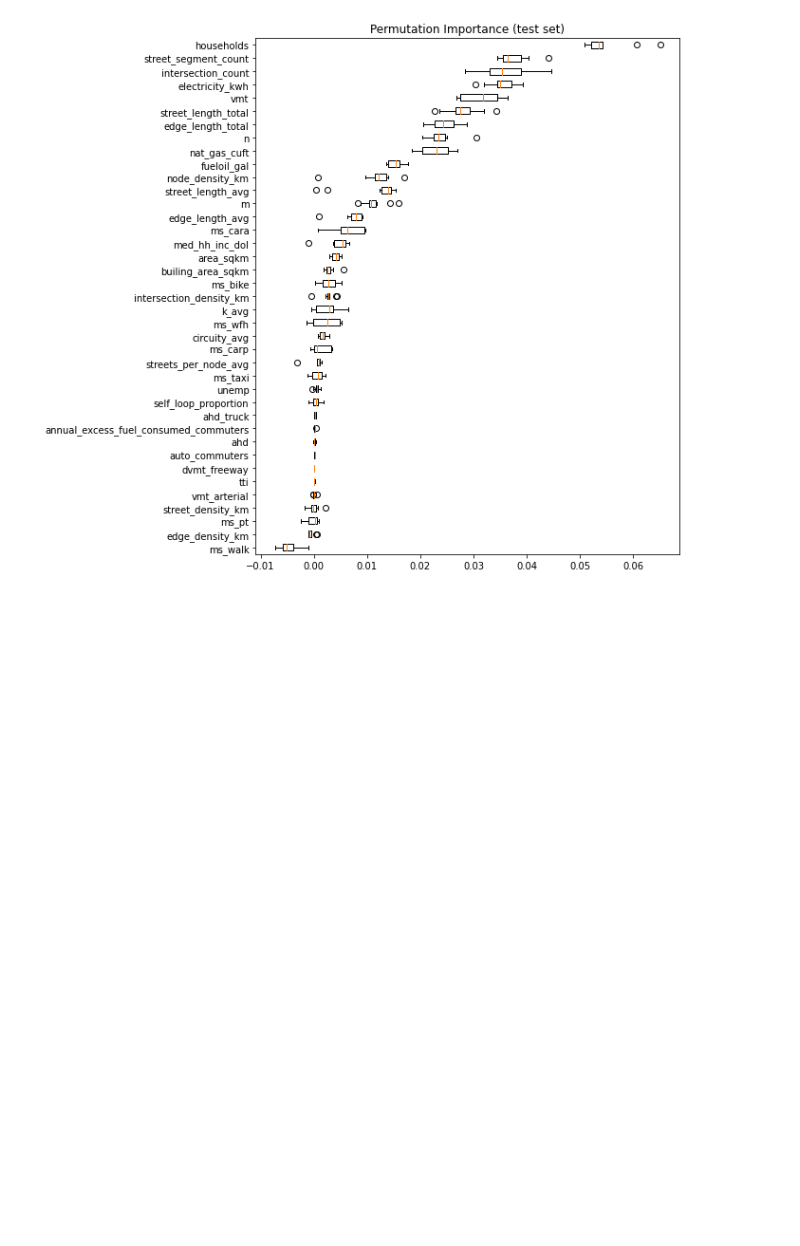
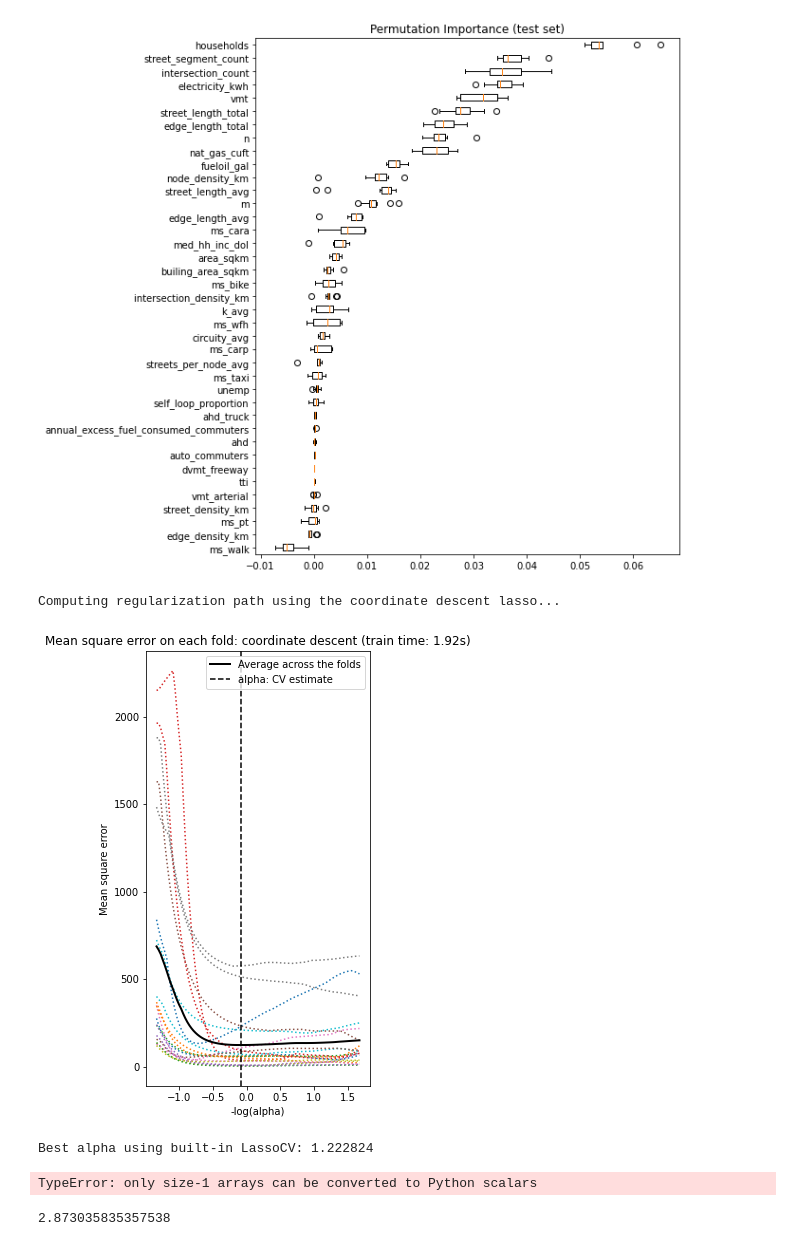
Before and after one commit to narslab/msa-emission-typologies, a Jupyter notebook: bin/jupyter/explanatory-plots-2.ipynb, the cells around one changed output. Cells and saved outputs as stored; diff of their text form; code cells hidden in the pictures; blank space fills up the shorter version.

Commit message:
edited model

```diff
--- a/bin/jupyter/explanatory-plots-2.ipynb
+++ b/bin/jupyter/explanatory-plots-2.ipynb
@@ -264,3 +294,51 @@ plt.title("Permutation Importance (test set)")
 # %% [output]
 Text(0.5, 1.0, 'Permutation Importance (test set)')
 [figure]
+# %%
+print("Computing regularization path using the coordinate descent lasso...")
+t1 = time.time()
+lasso_cv = make_pipeline(StandardScaler(), LassoCV(cv=20)).fit(X_train, y_train)
+#best_model = lasso_cv.fit(X_train, y_train) # the normal standardization is done by default
+t_lasso_cv = time.time() - t1
+# %% [output]
+Computing regularization path using the coordinate descent lasso...
+# %%
+# This is to avoid division by zero while doing np.log10
+EPSILON = 1e-4
+# Display results
+lasso = lasso_cv[-1]
+m_log_alphas = -np.log10(lasso.alphas_ + EPSILON)
+
+plt.figure(figsize=(4,8))
+ymin, ymax = 2300, 3800
+plt.plot(m_log_alphas, lasso.mse_path_, ':')
+plt.plot(m_log_alphas, lasso.mse_path_.mean(axis=-1), 'k',
+         label='Average across the folds', linewidth=2)
+plt.axvline(-np.log10(lasso.alpha_ + EPSILON), linestyle='--', color='k',
+            label='alpha: CV estimate')
+
+plt.legend()
+
+plt.xlabel('-log(alpha)')
+plt.ylabel('Mean square error')
+plt.title('Mean square error on each fold: coordinate descent '
+          '(train time: %.2fs)' % t_lasso_cv)
+plt.axis('tight')
+plt.show()
+# %% [output]
+[figure, added]
+# %%
+print("Best alpha using built-in LassoCV: %f" % lasso.alpha_)
+print("Best score using built-in LassoCV: %f" %lasso.score(X,y))
+coef = pd.Series(lasso.coef_, index = X.columns)
+imp_coef = coef.sort_values()
+plt.figure(figsize=(8,10))
+imp_coef.plot(kind = "barh")
+plt.title("Feature importance using Lasso Model")
+# %% [output]
+Best alpha using built-in LassoCV: 1.222824
+TypeError: only size-1 arrays can be converted to Python scalars
+# %%
+np.min(lasso.mse_path_)
+# %% [output]
+2.873035835357538
```
Also changed, not shown: parts of 8 cells of this notebook.
